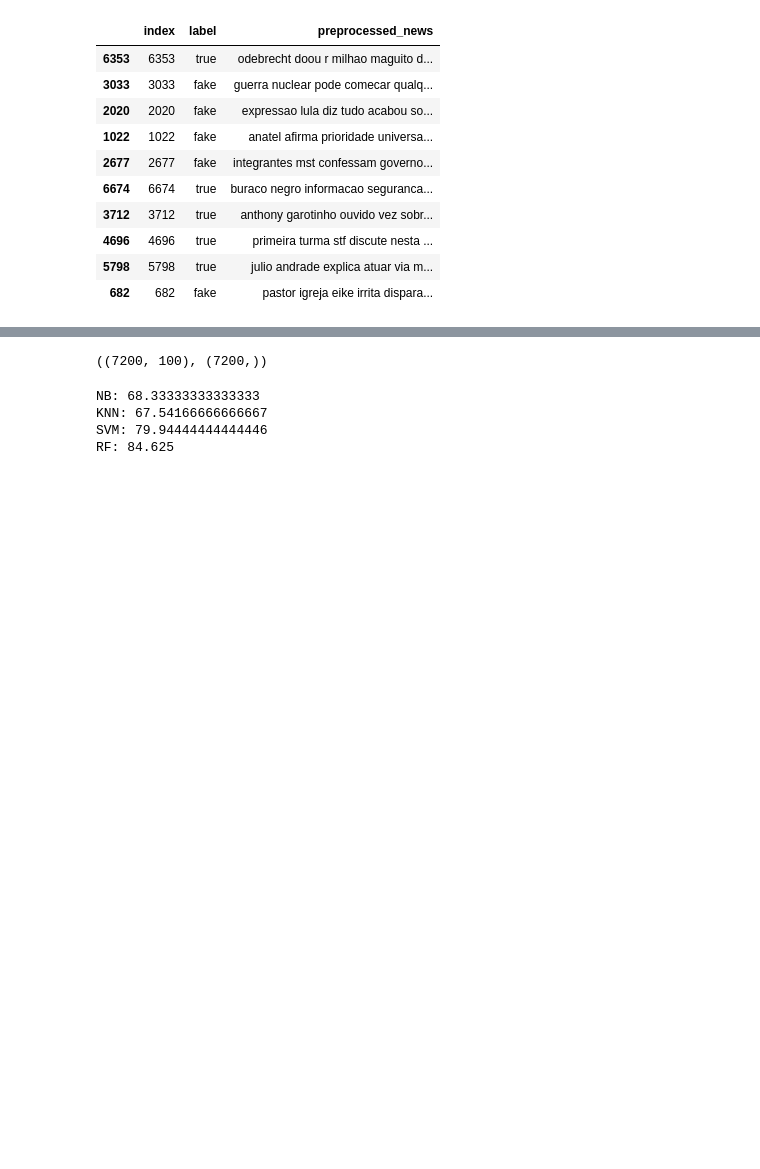
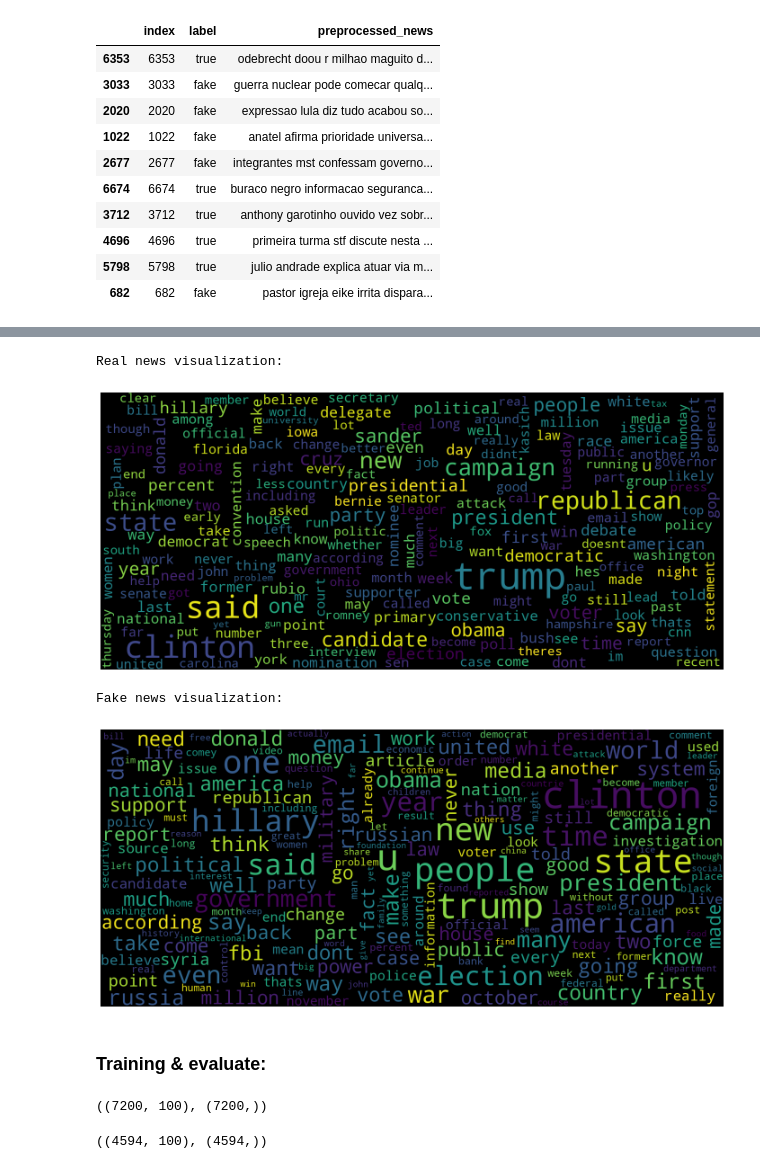
Before and after one commit to khanhnguyen02311/Fake-news-detection-summarization, a Jupyter notebook: source-code/test.ipynb, the cells around one changed output, grey strips where cells are left out. Saved outputs shown, nothing was run; the diff lists cells and outputs as text; code cells hidden in the pictures; blank space fills up the shorter version.

Commit message:
add new dataset scores

```diff
--- a/source-code/test.ipynb
+++ b/source-code/test.ipynb
@@ -45,5 +50,6 @@ STOP_WORDS = nltk.corpus.stopwords.words()
 # %%
 fake_br_corpus_df = pd.read_csv(os.path.join(PROJECT_DIR, 'dataset/Fake.br-Corpus/preprocessed/pre-processed.csv'))
+fake_or_real_news_df = pd.read_csv(os.path.join(PROJECT_DIR, 'dataset/fake_real_news_dataset/fake_and_real_news_dataset.csv'))
 # %%
 fake_br_corpus_df.info()
 # %% [output]
@@ -111,0 +174,9 @@ len(corpus)
+# %%
+# preprocessing raw texts
+fake_or_real_news_df['text'] = fake_or_real_news_df['text'].apply(text_preprocess)
+print(fake_or_real_news_df['text'][0])
+
+# building corpus
+fake_or_real_news_corpus = build_corpus(fake_or_real_news_df, 'text', stopword_filter=True)
+print(len(fake_or_real_news_corpus))
+print(fake_or_real_news_corpus[0])
@@ -144 +271,10 @@ array([[0],
+# %%
+print_wordcloud(fake_or_real_news_df, fake_or_real_news_corpus, true_lb="REAL")
+# %% [output]
+Real news visualization:
+[figure, added]
+Fake news visualization:
+[figure, added]
+# %% [markdown]
+### Training & evaluate:
 # %%
@@ -149,5 +285,12 @@ x.shape, y.shape
 # %% [output]
 ((7200, 100), (7200,))
+# %%
+fake_or_real_news_x = np.array([vectorize(sentence, fake_or_real_news_word2vec_model) for sentence in fake_or_real_news_corpus])
+fake_or_real_news_y = fake_or_real_news_df['label'].apply(one_hot_label, args=("REAL",)).to_numpy().ravel()
+
+fake_or_real_news_x.shape, fake_or_real_news_y.shape
+# %% [output]
+((4594, 100), (4594,))
 # %%
 def cross_validation(model, _X, _y, folds=5):
       _scoring = ['accuracy', 'precision', 'recall', 'f1']
@@ -178,15 +310,0 @@ def cross_validation(model, _X, _y, folds=5):
-# %%
-model_naivebayes = BernoulliNB()
-model_knn = KNeighborsClassifier(n_neighbors=7)
-model_svm = SVC(kernel='linear', gamma='auto')
-model_rf = RandomForestClassifier(n_estimators=951)
-
-print('NB:', cross_validation(model_naivebayes, x, y)['Mean Validation Accuracy'])
-print('KNN:', cross_validation(model_knn, x, y)['Mean Validation Accuracy'])
-print('SVM:', cross_validation(model_svm, x, y)['Mean Validation Accuracy'])
-print('RF:', cross_validation(model_rf, x, y)['Mean Validation Accuracy'])
-# %% [output]
-NB: 68.33333333333333
-KNN: 67.54166666666667
-SVM: 79.94444444444446
-RF: 84.625
```
Also changed, not shown: parts of 25 cells of this notebook, 2 other files.
